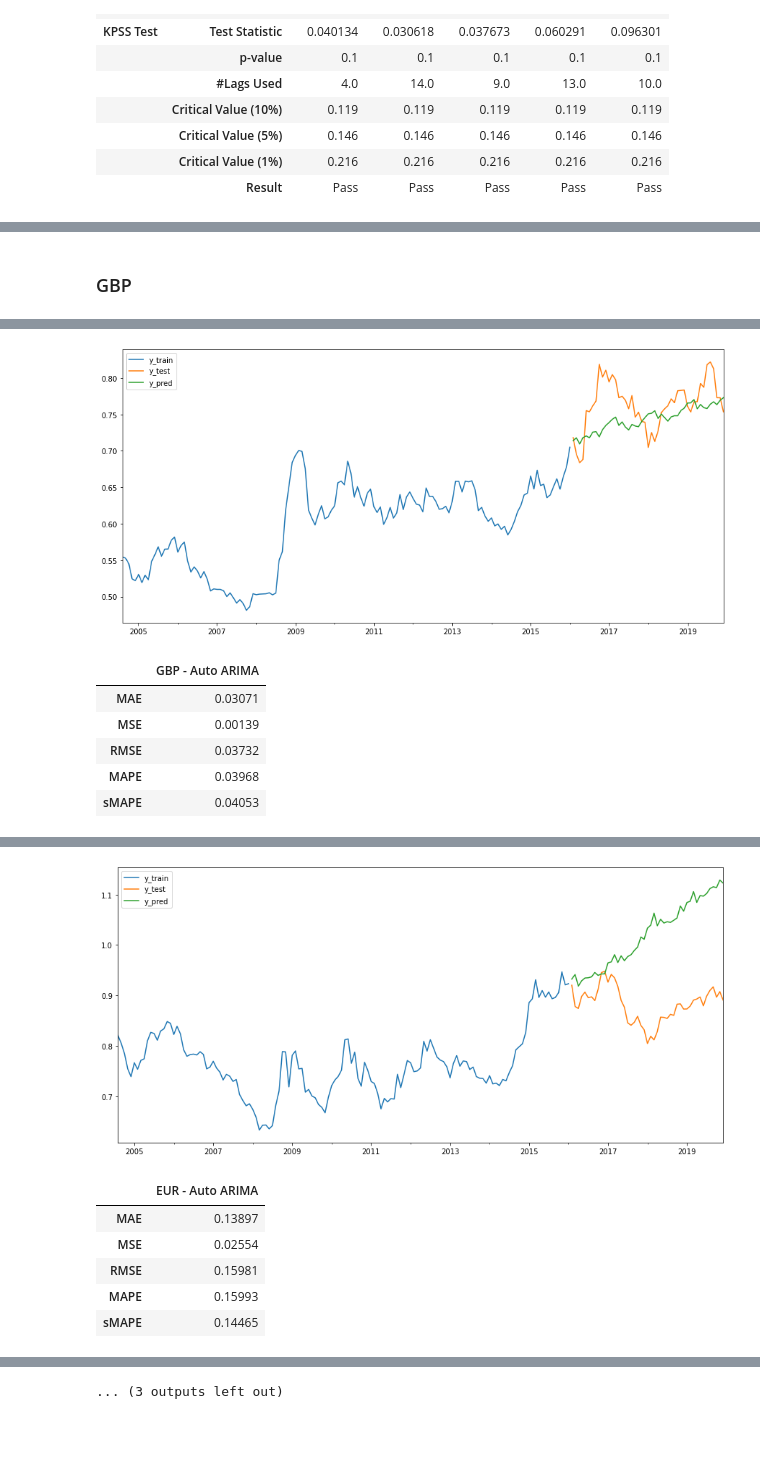
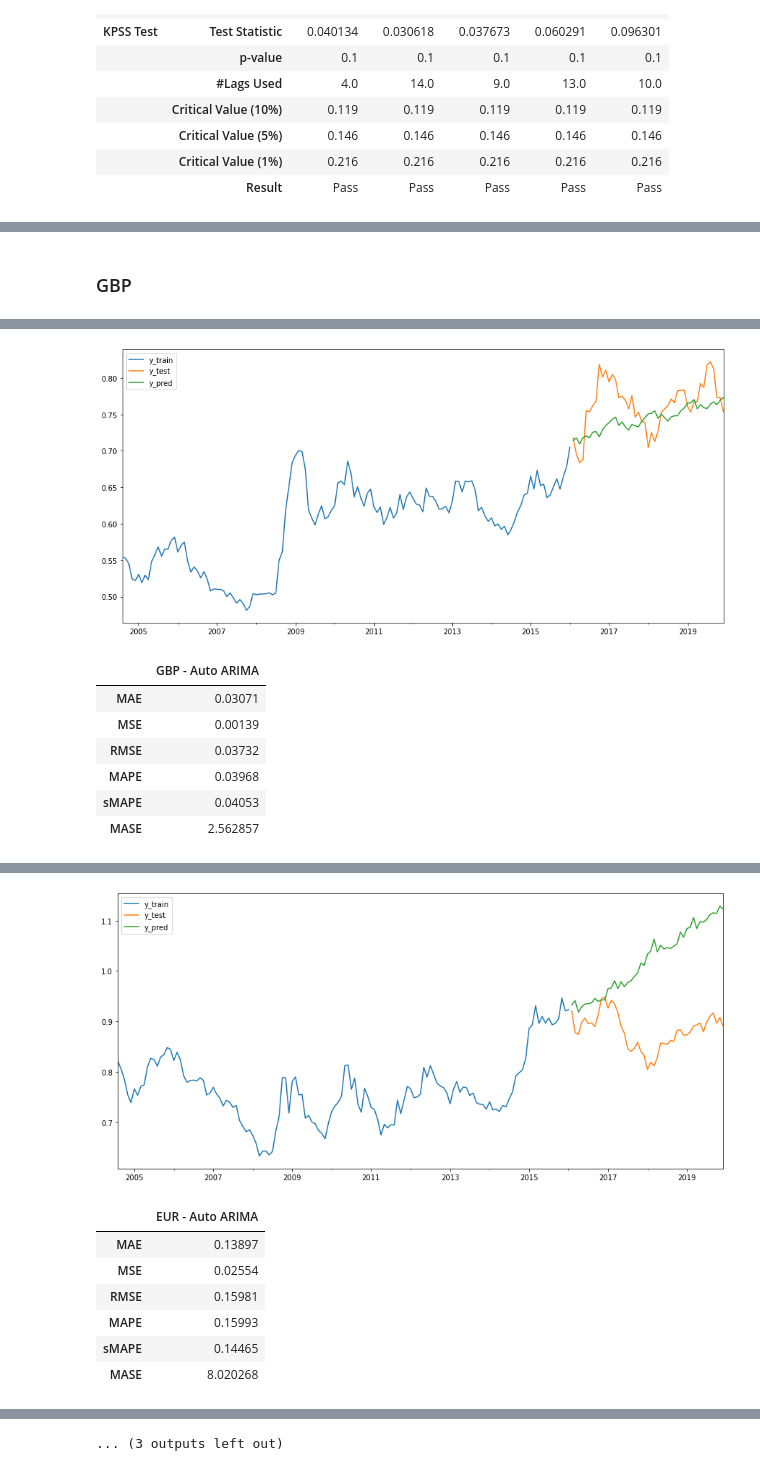
Before and after one commit to maneetsingh1/ts_forex_project, a Jupyter notebook: codes/1. EDA.ipynb, the cells around one changed output, grey strips where cells are left out. Cells and saved outputs as stored; diff of their text form; code cells hidden in the pictures; blank space fills up the shorter version.

```diff
--- a/codes/1. EDA.ipynb
+++ b/codes/1. EDA.ipynb
@@ -93,16 +94,17 @@ def adf_test(data,alpha):
     return dfoutput
 
 # define modelevaluatiion matrics
-def model_evaluation_metrics(ytrue,y_pred,label):
+def model_evaluation_metrics(ytrue,y_pred,y_train,label):
     mape = MeanAbsolutePercentageError(symmetric=False)
     smape = MeanAbsolutePercentageError()
 
-    metrics = pd.DataFrame(index = ['MAE','MSE','RMSE','MAPE','sMAPE'], columns = [label])
+    metrics = pd.DataFrame(index = ['MAE','MSE','RMSE','MAPE','sMAPE', 'MASE'], columns = [label])
     metrics.iloc[0,0] = round(mean_absolute_error(ytrue, y_pred),5)
     metrics.iloc[1,0] = round(mean_squared_error(ytrue, y_pred),5)
     metrics.iloc[2,0] = round(np.sqrt(mean_squared_error(ytrue, y_pred)),5)
     metrics.iloc[3,0] = round(mape(ytrue, y_pred),5)
     metrics.iloc[4,0] = round(smape(ytrue, y_pred),5)
+    metrics.iloc[5,0] = mean_absolute_scaled_error(ytrue, y_pred, y_train = y_train)
     return metrics
 
 def plot_results(y_train, y_test, y_pred):
@@ -331,2 +329,0 @@ data_var.to_csv('data_varma.csv')
-# %% [markdown]
-### GBP
@@ -333,3 +340,5 @@ data_var.to_csv('data_varma.csv')
+# %% [markdown]
+### GBP
 # %%
 print(" ")
 print("=============================================================================================================")
@@ -350,7 +359,7 @@ y_pred_autoarima = autoarima_model.predict(n_periods = len(y_test),exogenous=np.
 y_pred_autoarima = pd.Series(y_pred_autoarima,index =y_test.index)
 plot_results(y_train.iloc[:,0],y_test.iloc[:,0],y_pred_autoarima)
 
-autoarima_stat = model_evaluation_metrics(y_test.iloc[:,0],y_pred_autoarima,'GBP - Auto ARIMA')
+autoarima_stat = model_evaluation_metrics(y_test.iloc[:,0],y_pred_autoarima,y_train.iloc[:,0],'GBP - Auto ARIMA')
 display(autoarima_stat)
 
 
@@ -374,7 +383,7 @@ y_pred_autoarima = autoarima_model.predict(n_periods = len(y_test),exogenous=np.
 y_pred_autoarima = pd.Series(y_pred_autoarima,index =y_test.index)
 plot_results(y_train.iloc[:,0],y_test.iloc[:,0],y_pred_autoarima)
 
-autoarima_stat = model_evaluation_metrics(y_test.iloc[:,0],y_pred_autoarima,'EUR - Auto ARIMA')
+autoarima_stat = model_evaluation_metrics(y_test.iloc[:,0],y_pred_autoarima,y_train.iloc[:,0],'EUR - Auto ARIMA')
 display(autoarima_stat)
 
 
@@ -398,7 +407,7 @@ y_pred_autoarima = autoarima_model.predict(n_periods = len(y_test),exogenous=np.
 y_pred_autoarima = pd.Series(y_pred_autoarima,index =y_test.index)
 plot_results(y_train.iloc[:,0],y_test.iloc[:,0],y_pred_autoarima)
 
-autoarima_stat = model_evaluation_metrics(y_test.iloc[:,0],y_pred_autoarima,'NZD - Auto ARIMA')
+autoarima_stat = model_evaluation_metrics(y_test.iloc[:,0],y_pred_autoarima,y_train.iloc[:,0],'NZD - Auto ARIMA')
 display(autoarima_stat)
 
 
@@ -421,7 +430,7 @@ y_pred_autoarima = autoarima_model.predict(n_periods = len(y_test),exogenous=np.
 y_pred_autoarima = pd.Series(y_pred_autoarima,index =y_test.index)
 plot_results(y_train.iloc[:,0],y_test.iloc[:,0],y_pred_autoarima)
 
-autoarima_stat = model_evaluation_metrics(y_test.iloc[:,0],y_pred_autoarima,'CAD - Auto ARIMA')
+autoarima_stat = model_evaluation_metrics(y_test.iloc[:,0],y_pred_autoarima,y_train.iloc[:,0],'CAD - Auto ARIMA')
 display(autoarima_stat)
 
 
@@ -445,7 +454,7 @@ y_pred_autoarima = pd.Series(y_pred_autoarima,index =y_test.index)
 plot_results(y_train.iloc[:,0],y_test.iloc[:,0],y_pred_autoarima)
 
 
-autoarima_stat = model_evaluation_metrics(y_test.iloc[:,0],y_pred_autoarima,'JPY - Auto ARIMA')
+autoarima_stat = model_evaluation_metrics(y_test.iloc[:,0],y_pred_autoarima,y_train.iloc[:,0],'JPY - Auto ARIMA')
 display(autoarima_stat)
 # %% [output]
 =============================================================================================================
@@ -461,17 +470,18 @@ Time:                                      15:45:01   BIC
 Sample:                                           0   HQIC                          -642.339
                                               - 138
 ... (18 lines left out)
 ===================================================================================
 
 Warnings:
 [1] Covariance matrix calculated using the outer product of gradients (complex-step).
 [figure]
 |  | GBP - Auto ARIMA |
 | MAE | 0.03071 |
 | MSE | 0.00139 |
 | RMSE | 0.03732 |
 | MAPE | 0.03968 |
 | sMAPE | 0.04053 |
+| MASE | 2.562857 |
 =============================================================================================================
                                                    EUR
 =============================================================================================================
@@ -496,6 +506,7 @@ Warnings:
 | RMSE | 0.15981 |
 | MAPE | 0.15993 |
 | sMAPE | 0.14465 |
+| MASE | 8.020268 |
 =============================================================================================================
                                                    NZD
 =============================================================================================================
```
Also changed, not shown: parts of 5 cells of this notebook.
